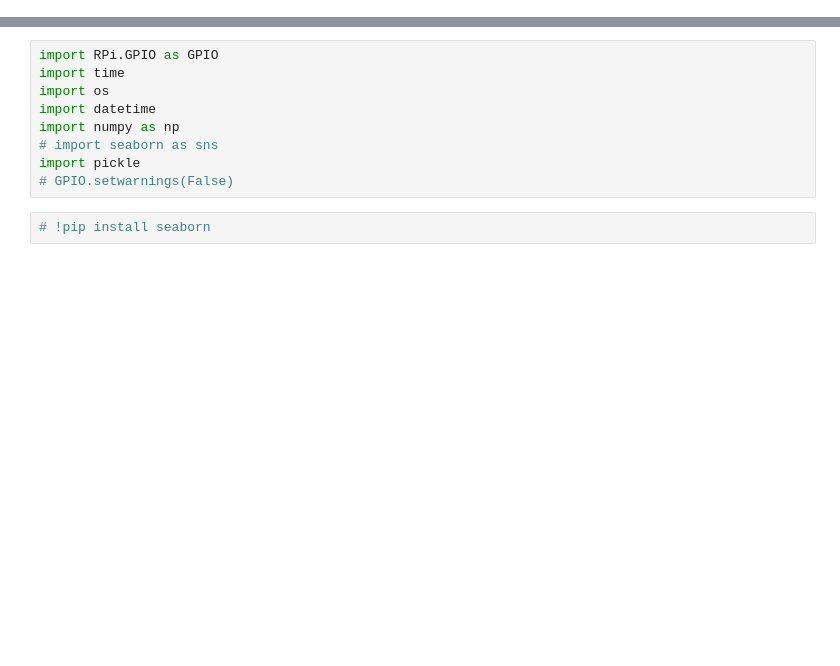
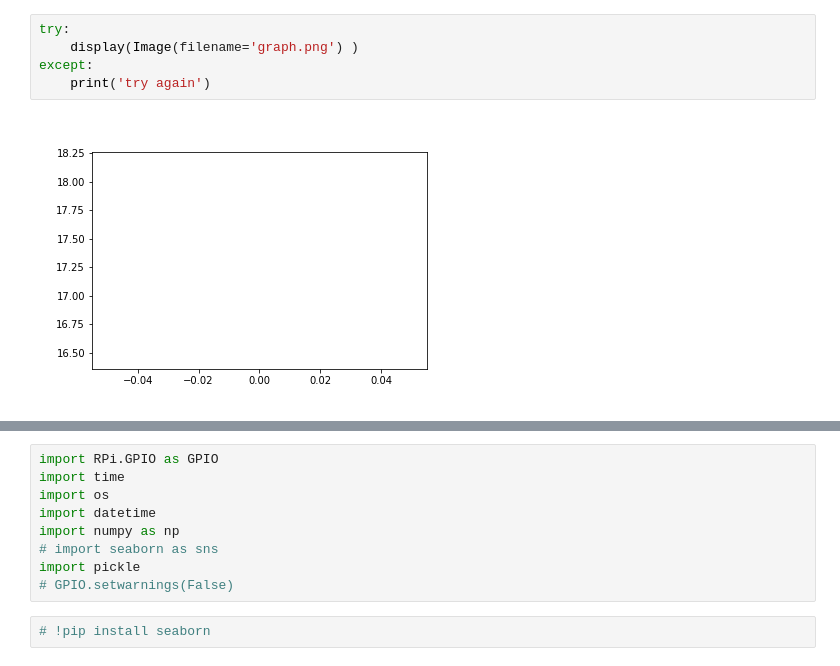
Before and after one commit to EdwardBurgin/home_automation, a Jupyter notebook: home_notebook.ipynb, the cells around one changed output, grey strips where cells are left out. Saved outputs shown, nothing was run; the diff lists cells and outputs as text; blank space fills up the shorter version.

```diff
--- a/home_notebook.ipynb
+++ b/home_notebook.ipynb
@@ -0,0 +174,7 @@
+# %%
+try:
+    display(Image(filename='graph.png') )
+except:
+    print('try again')
+# %% [output]
+[figure, added]
```
Also changed, not shown: parts of 50 cells of this notebook, 4 other files.
